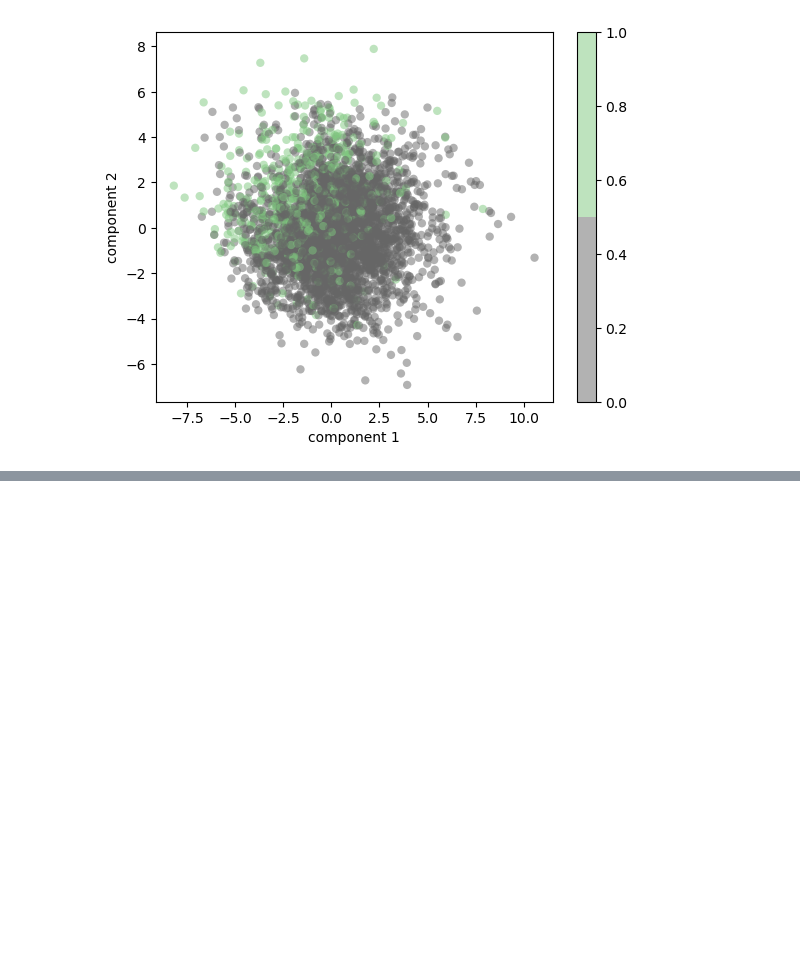
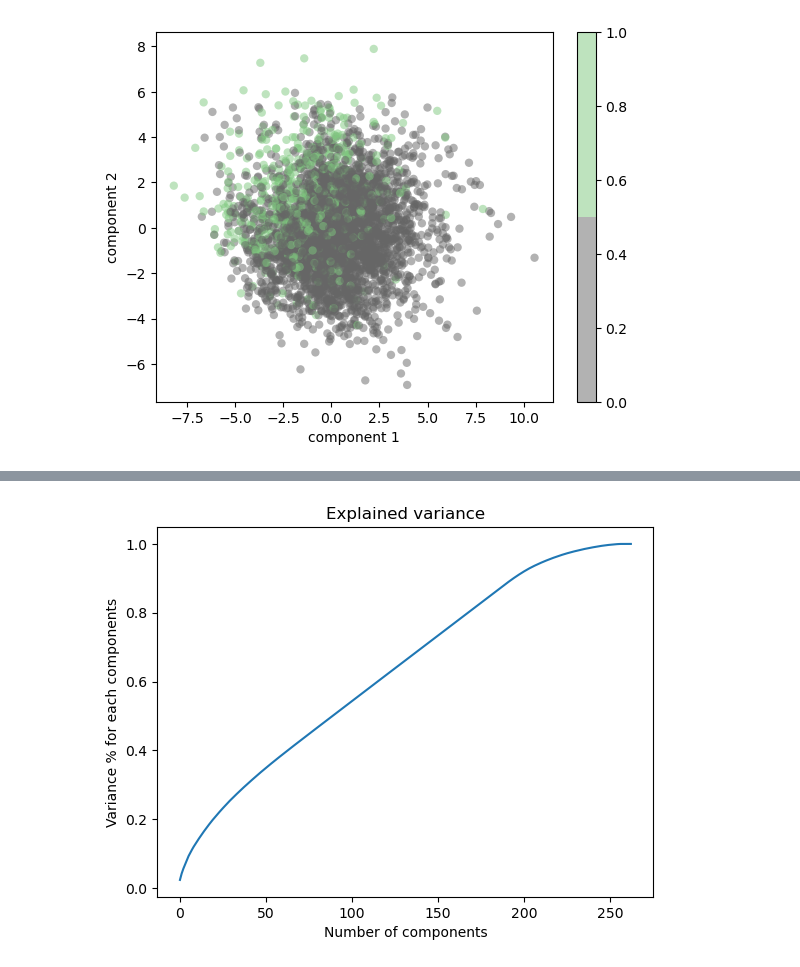
Before and after one commit to schwartzh2017/Machine_learning_final_project, a Jupyter notebook: eda_ml_cl.ipynb, the cells around one changed output, grey strips where cells are left out. Saved outputs shown, nothing was run; the diff lists cells and outputs as text; code cells hidden in the pictures; blank space fills up the shorter version.

```diff
--- a/eda_ml_cl.ipynb
+++ b/eda_ml_cl.ipynb
@@ -635,0 +642,12 @@ plt.colorbar();
+# %%
+from sklearn.preprocessing import LabelEncoder
+
+df_kmeans = df_no_nan.copy()
+
+number = LabelEncoder()
+df_kmeans["gender"] = number.fit_transform(df_kmeans["gender"].astype('str'))
+df_kmeans["race"] = number.fit_transform(df_kmeans["race"].astype('str'))
+df_kmeans["race_o"] = number.fit_transform(df_kmeans["race_o"].astype('str'))
+df_kmeans["field"] = number.fit_transform(df_kmeans["field"].astype('str'))
+
+df_kmeans.isna().sum()
@@ -635,0 +672,9 @@ plt.colorbar();
+# %%
+df_onehot = df_kmeans.copy()
+df_onehot = pd.get_dummies(df_onehot, columns = ['gender','race','race_o','field'], prefix = ['gender','race','race_o','field'])
+# %%
+from sklearn.preprocessing import StandardScaler
+SS = StandardScaler()
+onehot_fit_trans = SS.fit_transform(df_onehot)
+
+onehot_fit_trans
@@ -635,0 +695,11 @@ plt.colorbar();
+# %%
+pca=PCA().fit(onehot_fit_trans)
+
+plt.figure()
+plt.plot(np.cumsum(pca.explained_variance_ratio_))
+plt.xlabel('Number of components')
+plt.ylabel('Variance % for each components')
+plt.title('Explained variance')
+plt.show()
+# %% [output]
+[figure, added]
```
Also changed, not shown: parts of 17 cells of this notebook.
